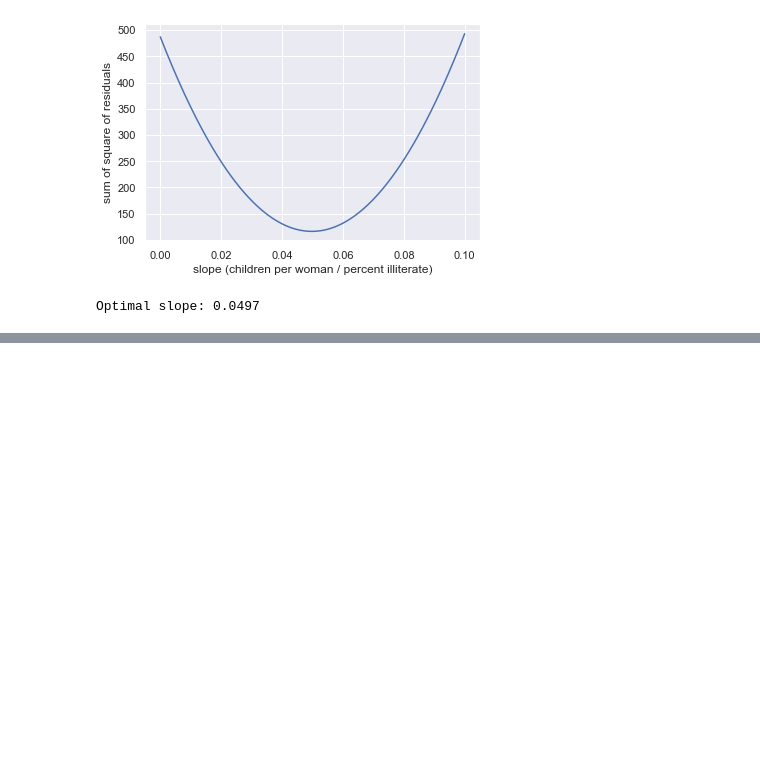
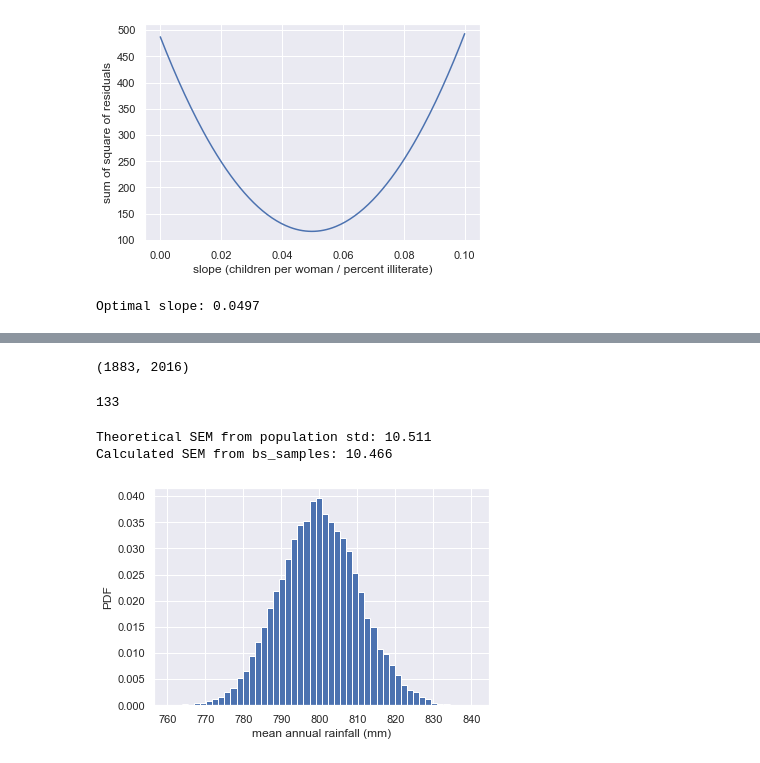
Before and after one commit to Alex-YuZ/Statistics-using-python, a Jupyter notebook: Statistical_Thinking_in_Python_II.ipynb, the cells around one changed output, grey strips where cells are left out. Cells and saved outputs as stored; diff of their text form; code cells hidden in the pictures; blank space fills up the shorter version.

Commit message:
feaf: Add bootstrap of means and variance demo

```diff
--- a/Statistical_Thinking_in_Python_II.ipynb
+++ b/Statistical_Thinking_in_Python_II.ipynb
@@ -180,0 +211,4 @@ Optimal slope: 0.0497
+# %%
+# Load in data
+weather_df = pd.read_csv('datacamp_data/sheffield_weather_station.csv', skiprows=8, sep='\s+')
+weather_df.head()
@@ -180,0 +222,36 @@ Optimal slope: 0.0497
+# %%
+weather_df.yyyy.min(), weather_df.yyyy.max()
+# %% [output]
+(1883, 2016)
+# %%
+# Choose rainfall between year 1883 and 2015 only
+rainfall = weather_df[weather_df['yyyy']<=2015].groupby('yyyy')['rain'].sum().to_numpy()
+len(rainfall)
+# %% [output]
+133
+# %%
+np.random.seed(42)
+# Take 10,000 bootstrap replicates of the mean: bs_replicates
+bs_replicates = draw_bs_reps(rainfall, np.mean, 10000)
+
+# Calculate theoretical SEM
+sem = np.std(rainfall) / np.sqrt(len(rainfall))
+
+# Calculate standard deviation of bootstrap replicates
+bs_std = np.std(bs_replicates)
+
+# Output result
+output = """
+Theoretical SEM from population std: {:.3f}
+Calculated SEM from bs_samples: {:.3f}
+"""
+print(output.format(sem, bs_std))
+
+# Make a histogram of the results
+_ = plt.hist(bs_replicates, bins=50, density=True)
+_ = plt.xlabel('mean annual rainfall (mm)')
+_ = plt.ylabel('PDF')
+# %% [output]
+Theoretical SEM from population std: 10.511
+Calculated SEM from bs_samples: 10.466
+[figure, added]
```
Also changed, not shown: parts of 11 cells of this notebook.
